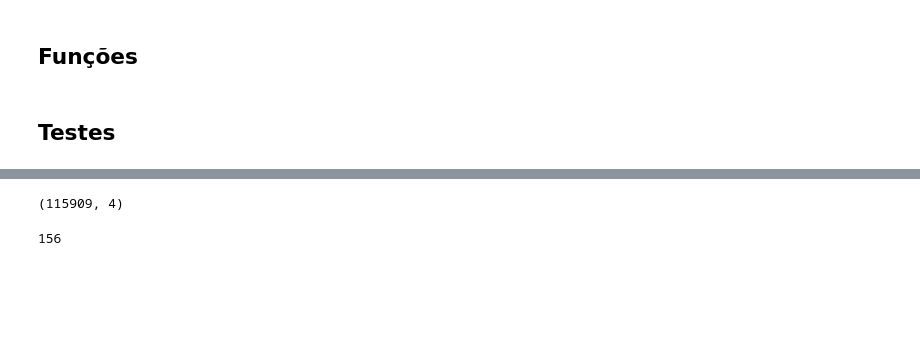
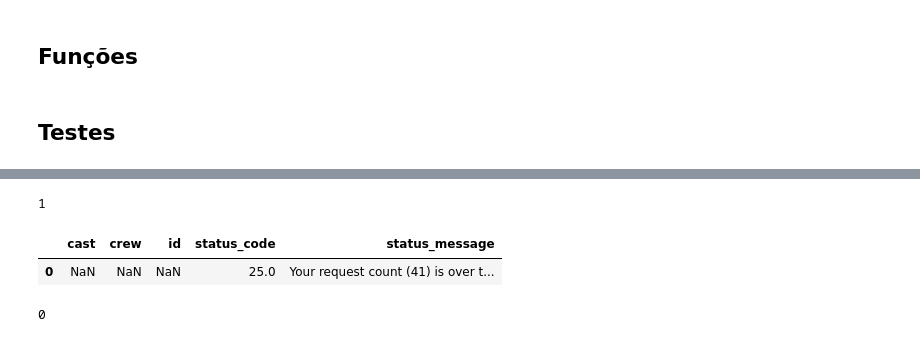
Before and after one commit to ddearauj/movies-analysis, a Jupyter notebook: exploration_notebooks/getCredits.ipynb, the cells around one changed output, grey strips where cells are left out. Drawn from its saved outputs; the diff is of its cells as text; code cells hidden in the pictures; blank space fills up the shorter version.

```diff
--- a/exploration_notebooks/getCredits.ipynb
+++ b/exploration_notebooks/getCredits.ipynb
@@ -68,6 +83,2 @@ movie_credits_df.shape
 # %%
 movie_credits_df = movie_credits_df.drop_duplicates('id', keep='first')
-# %%
-movie_credits_df.shape
-# %% [output]
-(115909, 4)
@@ -80,4 +85,9 @@ ids = [item for sublist in ids_list for item in sublist]
-# %%
-len(ids)
-# %% [output]
-156
+# %%
+movie_credits_df['id'].isnull().sum()
+# %% [output]
+1
+# %%
+movie_credits_df[movie_credits_df['id'].isnull()]
+# %% [output]
+|  | cast | crew | id | status_code | status_message |
+| 0 | NaN | NaN | NaN | 25.0 | Your request count (41) is over t... |
@@ -83,0 +96,4 @@ len(ids)
+# %%
+movie_credits_df['id'].isnull().sum()
+# %% [output]
+0
```
Also changed, not shown: parts of 16 cells of this notebook.
